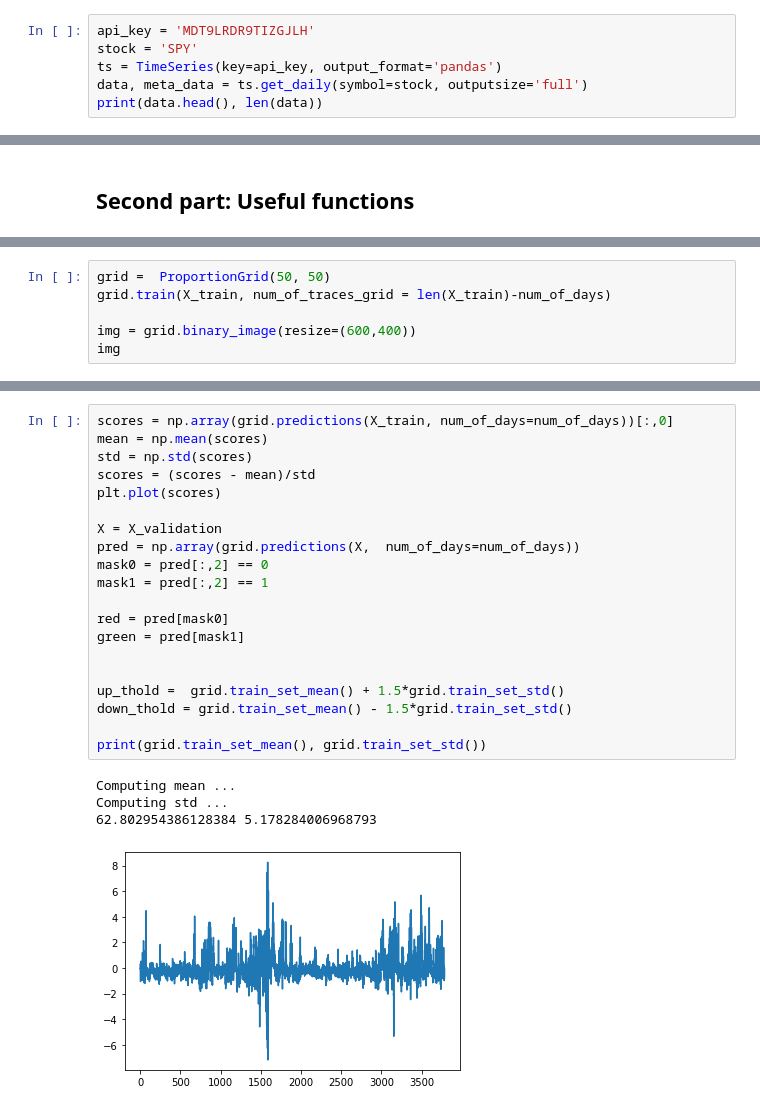
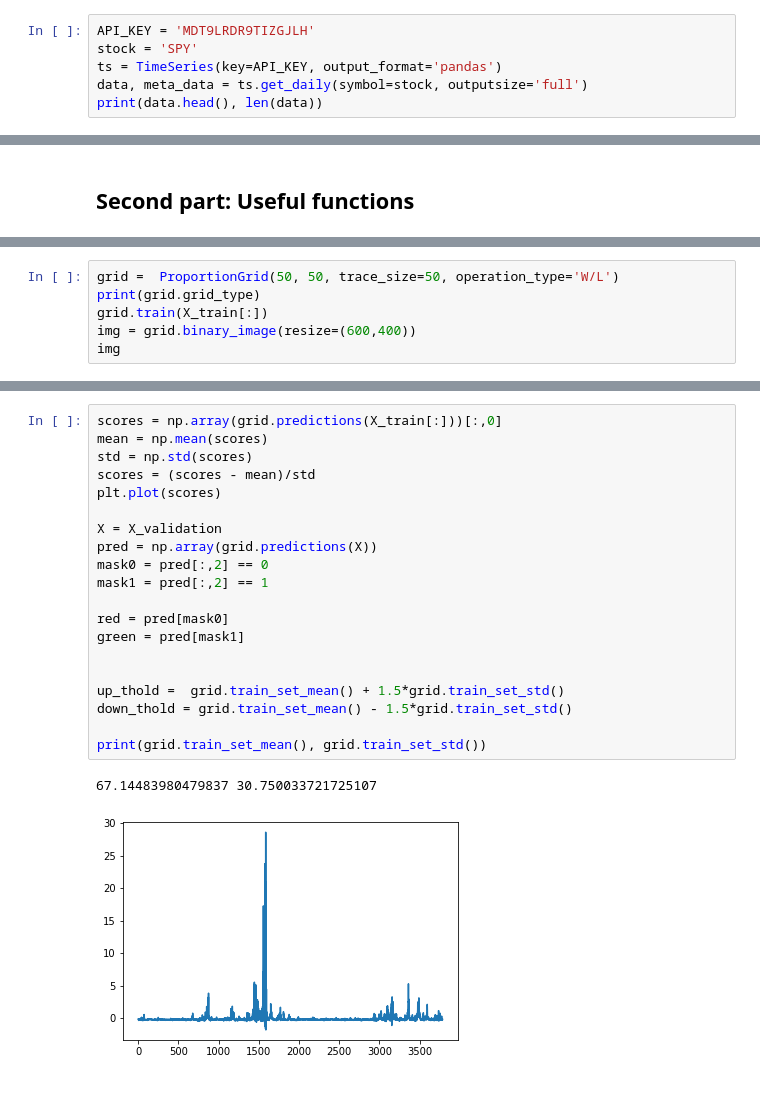
Before and after one commit to ealjkj/ealjkj, a Jupyter notebook: financial_analysis.ipynb, the cells around one changed output, grey strips where cells are left out. Saved outputs shown, nothing was run; the diff lists cells and outputs as text.

```diff
--- a/financial_analysis.ipynb
+++ b/financial_analysis.ipynb
@@ -41,9 +41,9 @@ import matplotlib.pyplot as plt
 from PIL import Image, ImageOps
 import seaborn as sns
 # %%
-api_key = 'MDT9LRDR9TIZGJLH'
+API_KEY = 'MDT9LRDR9TIZGJLH'
 stock = 'SPY'
-ts = TimeSeries(key=api_key, output_format='pandas')
+ts = TimeSeries(key=API_KEY, output_format='pandas')
 data, meta_data = ts.get_daily(symbol=stock, outputsize='full')
 print(data.head(), len(data))
 # %% [output]
@@ -254,7 +288,7 @@ class Grid():
 # %%
-grid =  ProportionGrid(50, 50)
-grid.train(X_train, num_of_traces_grid = len(X_train)-num_of_days)
-
+grid =  ProportionGrid(50, 50, trace_size=50, operation_type='W/L')
+print(grid.grid_type)
+grid.train(X_train[:])
 img = grid.binary_image(resize=(600,400))
 img
 # %% [output]
@@ -261,27 +296,25 @@ img
 [figure]
 # %%
-scores = np.array(grid.predictions(X_train, num_of_days=num_of_days))[:,0]
+scores = np.array(grid.predictions(X_train[:]))[:,0]
 mean = np.mean(scores)
 std = np.std(scores)
 scores = (scores - mean)/std
 plt.plot(scores)
 
 X = X_validation
-pred = np.array(grid.predictions(X,  num_of_days=num_of_days))
+pred = np.array(grid.predictions(X))
 mask0 = pred[:,2] == 0
 mask1 = pred[:,2] == 1
 
 red = pred[mask0]
 green = pred[mask1]
 
 
 up_thold =  grid.train_set_mean() + 1.5*grid.train_set_std()
 down_thold = grid.train_set_mean() - 1.5*grid.train_set_std()
 
 print(grid.train_set_mean(), grid.train_set_std())
 # %% [output]
-Computing mean ...
-Computing std ...
-62.802954386128384 5.178284006968793
+67.14483980479837 30.750033721725107
-[figure, old version]
+[figure, new version]
 # %%
```
Also changed, not shown: parts of 13 cells of this notebook.
